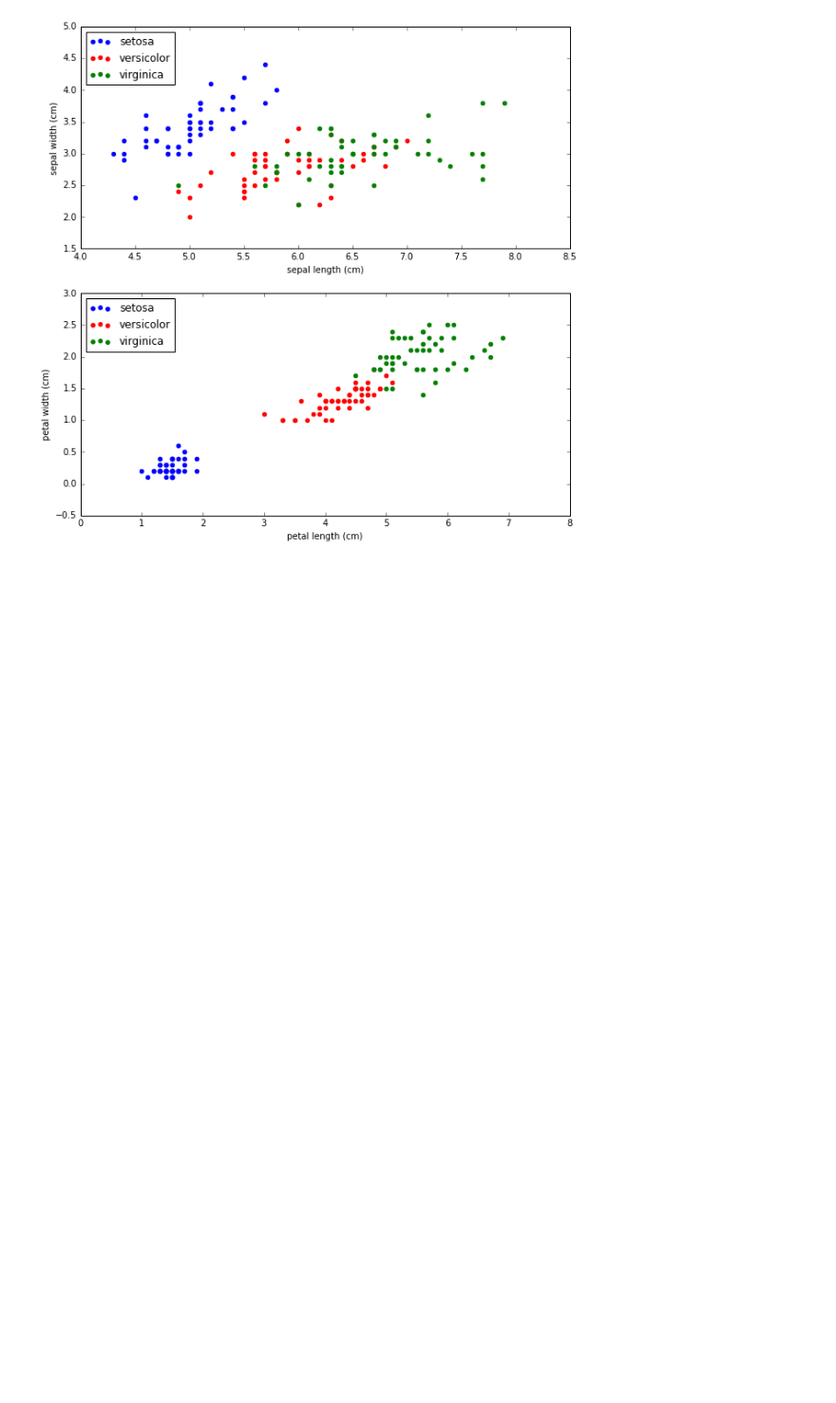
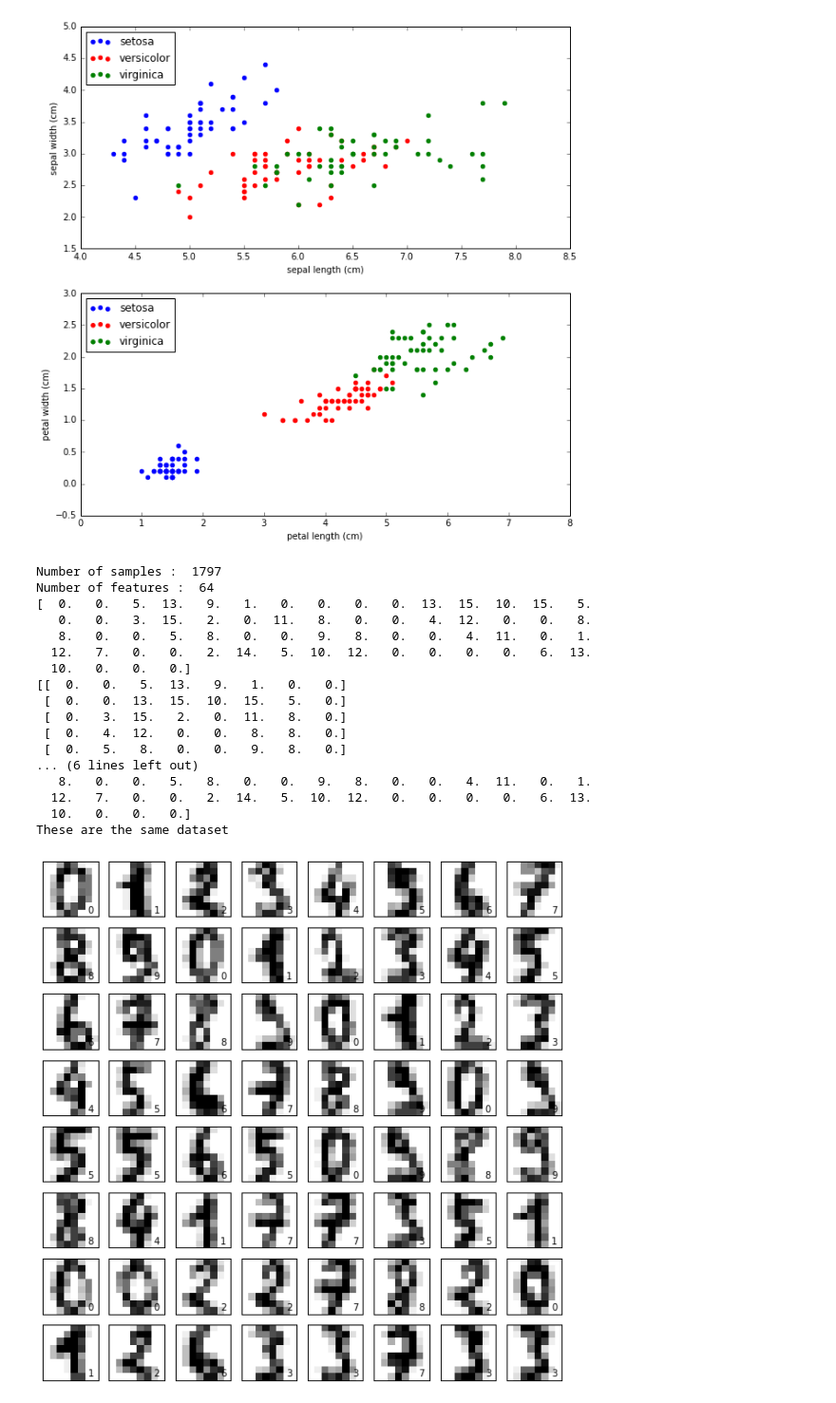
Before and after one commit to MrGreenRubato/notebooks, a Jupyter notebook: Iris Flower Identification - 2016-08-27.ipynb, the cells around one changed output. Shown at 95% size. Cells and saved outputs as stored; diff of their text form; code cells hidden in the pictures; blank space fills up the shorter version.

```diff
--- a/Iris Flower Identification - 2016-08-27.ipynb
+++ b/Iris Flower Identification - 2016-08-27.ipynb
@@ -113,3 +113,55 @@ label : 0, color : blue
 label : 1, color : red
 label : 2, color : green
 [figure]
+# %%
+# using sklearn
+from sklearn import datasets
+from sklearn.datasets import get_data_home
+
+get_data_home()
+
+from sklearn.datasets import load_digits
+digits = load_digits()
+
+n_samples, n_features = digits.data.shape
+print('Number of samples : ', n_samples)
+print('Number of features : ', n_features)
+print(digits.data[0])
+print(digits.images[0])
+print(digits.target)
+
+print('image:', digits.images[0].reshape(64))
+if np.array_equal( digits.data, digits.images.reshape(1797,64)):
+    print('These are the same dataset')
+else:
+    print('datasets differ')
+
+fig = plt.figure(figsize=(10,10))
+
+for i in range(64):
+    ax = fig.add_subplot(8,8,i+1, xticks=[], yticks=[])
+    ax.imshow(digits.images[i], cmap = plt.cm.binary, interpolation = 'nearest')
+
+    #label the image with the target values
+    ax.text(6,7,digits.target_names[digits.target[i]])
+
+fig.show()
+# %% [output]
+Number of samples :  1797
+Number of features :  64
+[  0.   0.   5.  13.   9.   1.   0.   0.   0.   0.  13.  15.  10.  15.   5.
+   0.   0.   3.  15.   2.   0.  11.   8.   0.   0.   4.  12.   0.   0.   8.
+   8.   0.   0.   5.   8.   0.   0.   9.   8.   0.   0.   4.  11.   0.   1.
+  12.   7.   0.   0.   2.  14.   5.  10.  12.   0.   0.   0.   0.   6.  13.
+  10.   0.   0.   0.]
+[[  0.   0.   5.  13.   9.   1.   0.   0.]
+ [  0.   0.  13.  15.  10.  15.   5.   0.]
+ [  0.   3.  15.   2.   0.  11.   8.   0.]
+ [  0.   4.  12.   0.   0.   8.   8.   0.]
+ [  0.   5.   8.   0.   0.   9.   8.   0.]
+... (6 lines left out)
+   8.   0.   0.   5.   8.   0.   0.   9.   8.   0.   0.   4.  11.   0.   1.
+  12.   7.   0.   0.   2.  14.   5.  10.  12.   0.   0.   0.   0.   6.  13.
+  10.   0.   0.   0.]
+These are the same dataset
+[figure, added]
```
Also changed, not shown: parts of 3 cells of this notebook.
